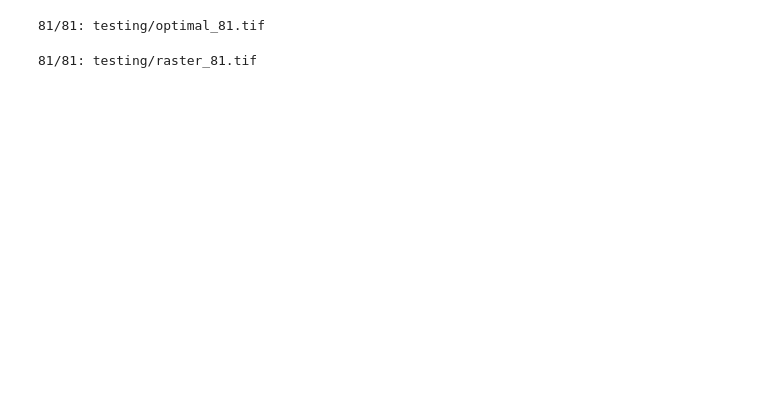
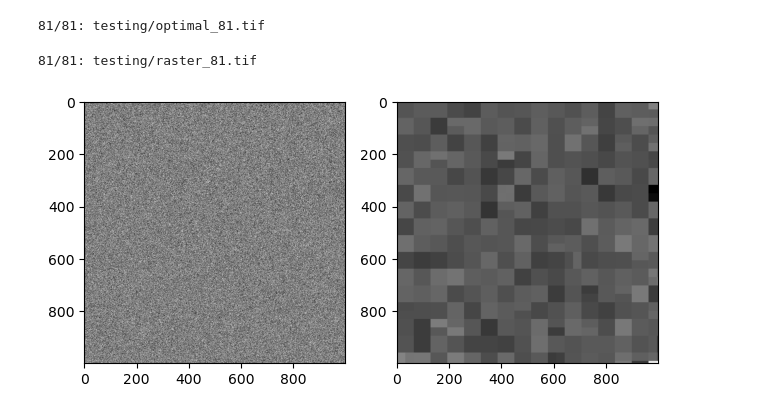
Before and after one commit to jotasaraiva/specs, a Jupyter notebook: tests2.ipynb, the cells around one changed output. Drawn from its saved outputs; the diff is of its cells as text; code cells hidden in the pictures; blank space fills up the shorter version.

```diff
--- a/tests2.ipynb
+++ b/tests2.ipynb
@@ -129,10 +89,13 @@ def ECS(x, smooth_x=None):
 
     return R
 # %%
-wav = denoise_wavelet(Y_[0], rescale_sigma=True)
-
+# wavelet visu
+noise = np.random.random((1000,1000))
+wav = denoise_wavelet(noise, rescale_sigma=False, wavelet="haar")
 fig, ax = plt.subplots(1, 2)
-ax[0].imshow(Y_[1], cmap="gray")
+ax[0].imshow(noise, cmap="gray")
 ax[1].imshow(wav, cmap="gray")
 plt.tight_layout()
 plt.show()
+# %% [output]
+[figure, added]
```
Also changed, not shown: parts of 8 cells of this notebook, 2 other files.
